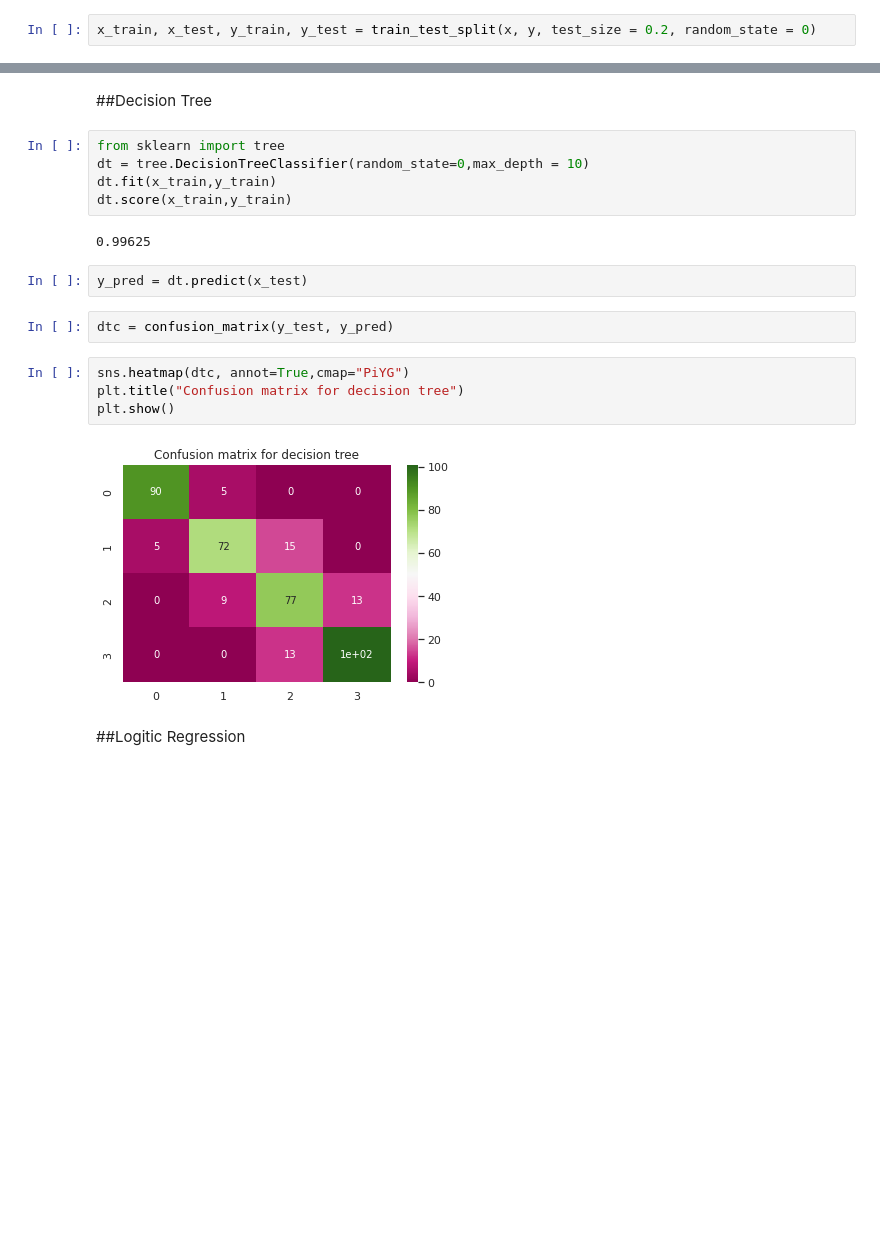
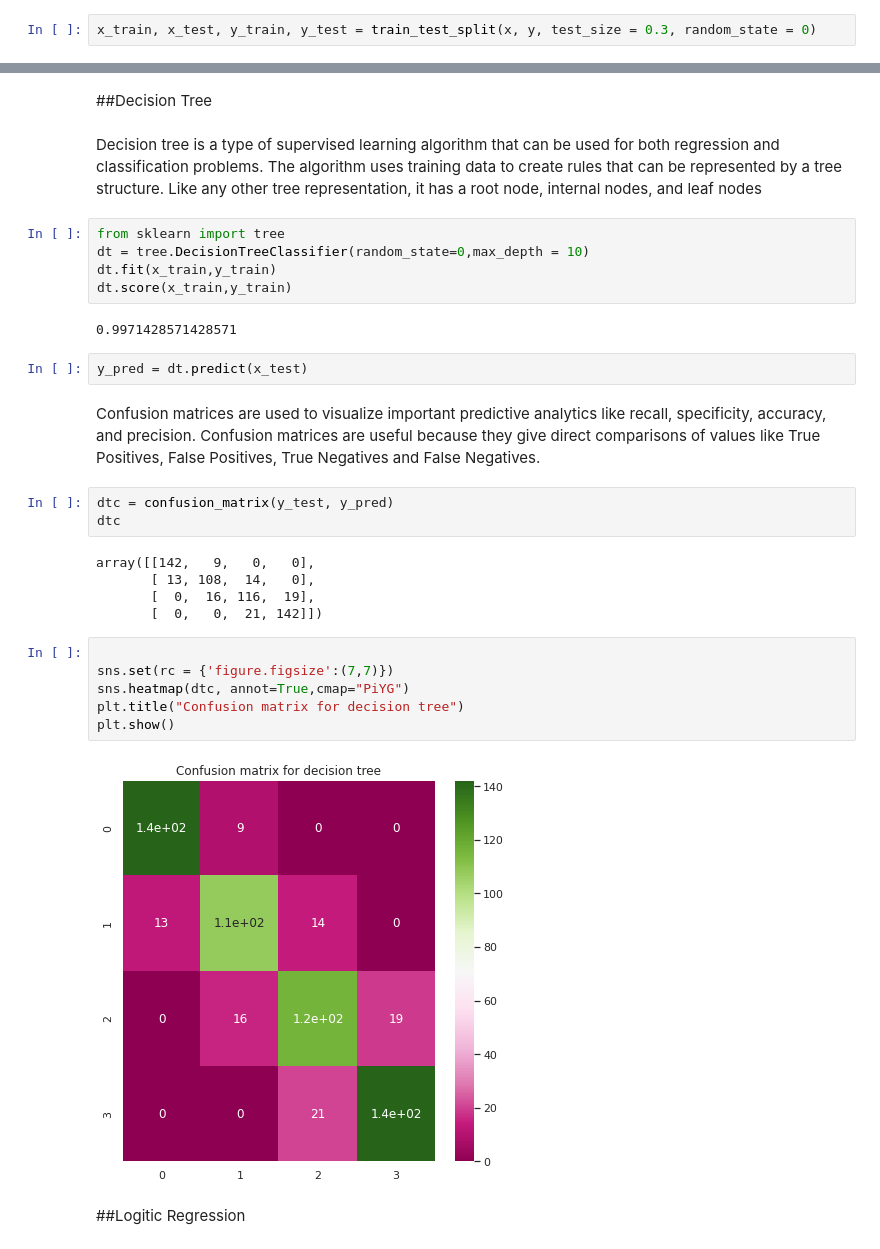
Before and after one commit to Jayasri001/mobile-price-classification, a Jupyter notebook: mobile_classification.ipynb, the cells around one changed output, grey strips where cells are left out. Drawn from its saved outputs; the diff is of its cells as text; blank space fills up the shorter version.

```diff
--- a/mobile_classification.ipynb
+++ b/mobile_classification.ipynb
@@ -304,7 +304,7 @@ df2 = pd.read_csv('mobiles test.csv')
 x = df.drop(columns = 'price_range').values
 y = df.iloc[: , -1:].values
 # %%
-x_train, x_test, y_train, y_test = train_test_split(x, y, test_size = 0.2, random_state = 0)
+x_train, x_test, y_train, y_test = train_test_split(x, y, test_size = 0.3, random_state = 0)
 # %%
 x_train
 # %% [output]
@@ -340,22 +340,34 @@ array([[-1.60788581e-03, -9.65591606e-01,  1.12260512e+00, ...,
 #Modelling
 # %% [markdown]
 ##Decision Tree
+# %% [markdown]
+Decision tree is a type of supervised learning algorithm that can be used for both regression and classification problems. The algorithm uses training data to create rules that can be represented by a tree structure. Like any other tree representation, it has a root node, internal nodes, and leaf nodes
 # %%
 from sklearn import tree
 dt = tree.DecisionTreeClassifier(random_state=0,max_depth = 10)
 dt.fit(x_train,y_train)
 dt.score(x_train,y_train)
 # %% [output]
-0.99625
+0.9971428571428571
 # %%
 y_pred = dt.predict(x_test)
+# %% [markdown]
+Confusion matrices are used to visualize important predictive analytics like recall, specificity, accuracy, and precision. Confusion matrices are useful because they give direct comparisons of values like True Positives, False Positives, True Negatives and False Negatives.
 # %%
 dtc = confusion_matrix(y_test, y_pred)
+dtc
+# %% [output]
+array([[142,   9,   0,   0],
+       [ 13, 108,  14,   0],
+       [  0,  16, 116,  19],
+       [  0,   0,  21, 142]])
 # %%
+
+sns.set(rc = {'figure.figsize':(7,7)})
 sns.heatmap(dtc, annot=True,cmap="PiYG")
 plt.title("Confusion matrix for decision tree")
 plt.show()
 # %% [output]
-[figure, old version]
+[figure, new version]
 # %% [markdown]
 ##Logitic Regression
```
Also changed, not shown: parts of 28 cells of this notebook.
